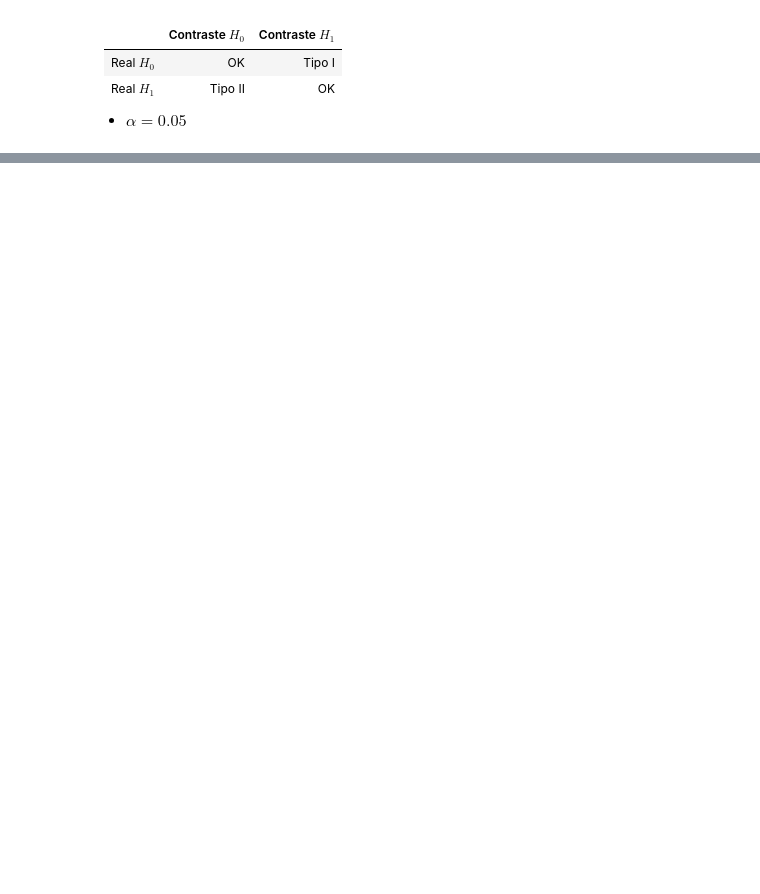
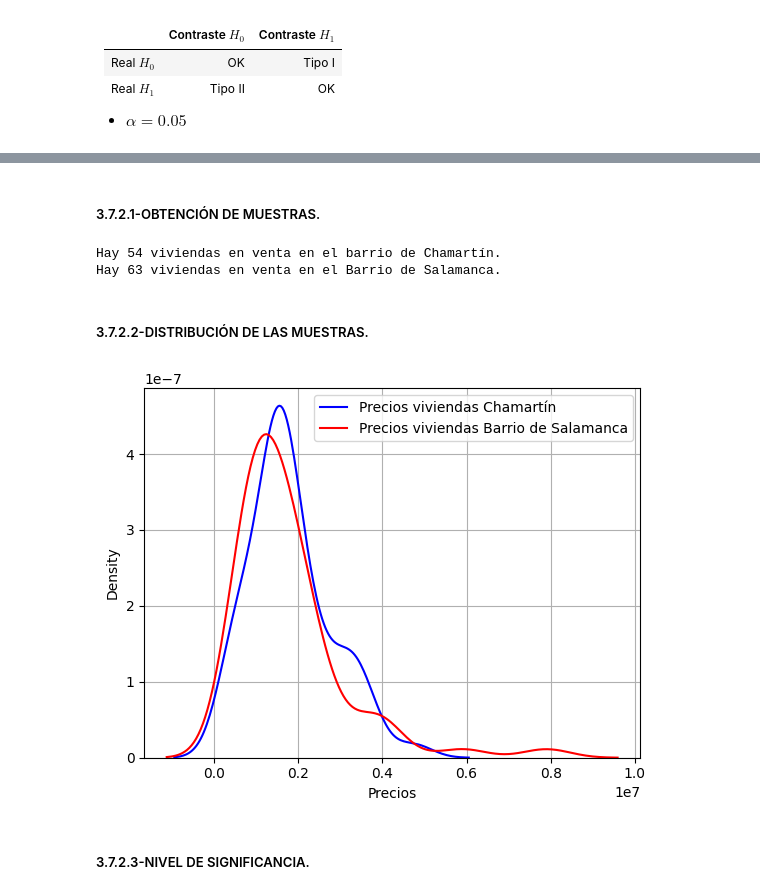
Before and after one commit to angovery/Data-Science-Bootcamp, a Jupyter notebook: Ejercicios_Evaluados/Modulo_2/ejercicio_modulo2.ipynb, the cells around one changed output, grey strips where cells are left out. Saved outputs shown, nothing was run; the diff lists cells and outputs as text; code cells hidden in the pictures; blank space fills up the shorter version.

```diff
--- a/Ejercicios_Evaluados/Modulo_2/ejercicio_modulo2.ipynb
+++ b/Ejercicios_Evaluados/Modulo_2/ejercicio_modulo2.ipynb
@@ -1171,0 +1217,34 @@ _,
+# %% [markdown]
+##### 3.7.2.1-OBTENCIÓN DE MUESTRAS.
+# %%
+# Se van a obtener 2 arrays: 1º Array con los precios de las viviendas del barrio de Chamartín; 2º Array con los precios de las viviendas del Barrio de Salamanca.
+
+# 1º Array de precios de viviendas del barrio de Chamartín.
+# De la variable de "barrios", obtenemos los índices de aquellos elementos cuyo valor sea "Chamartín".
+index_precios_chamartin = np.where(barrios == "Chamartín")
+# Utilizando los índices obtenidos en el paso anterior, vamos a extraer, de la variable "precios", los precios que se corresponden con las viviendas del barrio de Chamartín.
+precios_chamartin = precios[index_precios_chamartin]
+print(f"Hay {precios_chamartin.shape[0]} viviendas en venta en el barrio de Chamartín.")
+
+# 2º Array de precios de viviendas del Barrio de Salamanca.
+# De la variable de "barrios", obtenemos los índices de aquellos elementos cuyo valor sea "Barrio de Salamanca".
+index_precios_salamanca = np.where(barrios == "Barrio de Salamanca")
+# Utilizando los índices obtenidos en el paso anterior, vamos a extraer, de la variable "precios", los precios que se corresponden con las viviendas del Barrio de Salamanca.
+precios_salamanca = precios[index_precios_salamanca]
+print(f"Hay {precios_salamanca.shape[0]} viviendas en venta en el Barrio de Salamanca.")
+# %% [output]
+Hay 54 viviendas en venta en el barrio de Chamartín.
+Hay 63 viviendas en venta en el Barrio de Salamanca.
+# %% [markdown]
+##### 3.7.2.2-DISTRIBUCIÓN DE LAS MUESTRAS.
+# %%
+sns.kdeplot(precios_chamartin, color="blue", label="Precios viviendas Chamartín")
+sns.kdeplot(precios_salamanca, color="red", label="Precios viviendas Barrio de Salamanca")
+plt.grid()
+plt.xlabel("Precios")
+plt.legend()
+plt.show()
+# %% [output]
+[figure, added]
+# %% [markdown]
+##### 3.7.2.3-NIVEL DE SIGNIFICANCIA.
```
Also changed, not shown: parts of 111 cells of this notebook.
